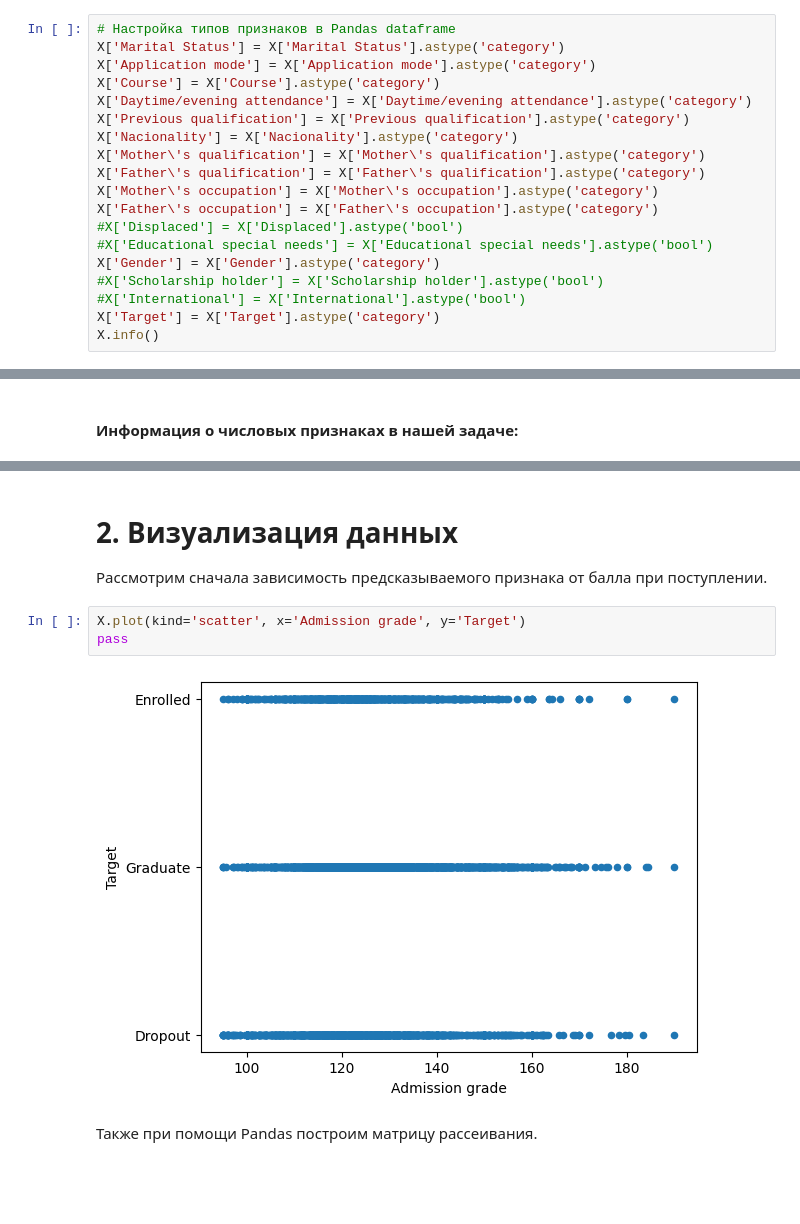
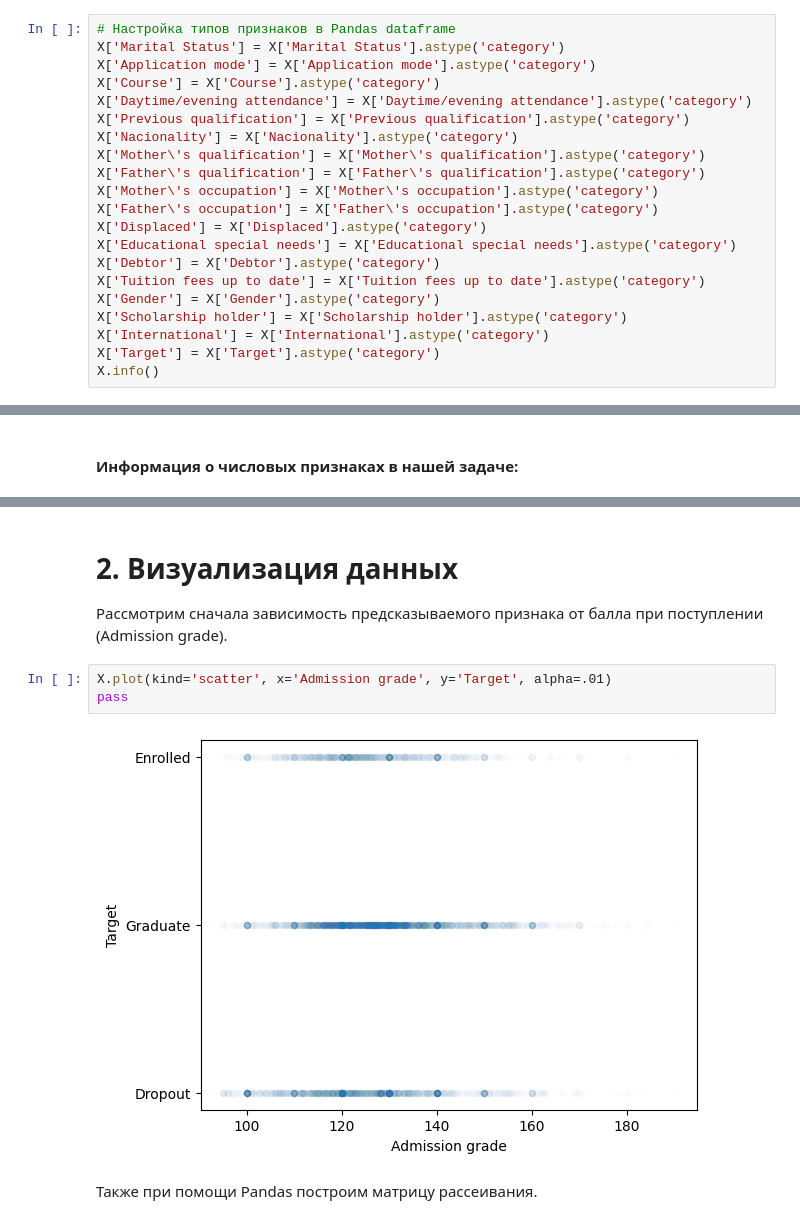
Before and after one commit to alexChurkin/MyML2023, a Jupyter notebook: MyDatasetAnalysis.ipynb, the cells around one changed output, grey strips where cells are left out. Cells and saved outputs as stored; diff of their text form; blank space fills up the shorter version.

```diff
--- a/MyDatasetAnalysis.ipynb
+++ b/MyDatasetAnalysis.ipynb
@@ -100,11 +110,13 @@ X['Mother\'s qualification'] = X['Mother\'s qualification'].astype('category')
 X['Father\'s qualification'] = X['Father\'s qualification'].astype('category')
 X['Mother\'s occupation'] = X['Mother\'s occupation'].astype('category')
 X['Father\'s occupation'] = X['Father\'s occupation'].astype('category')
-#X['Displaced'] = X['Displaced'].astype('bool')
-#X['Educational special needs'] = X['Educational special needs'].astype('bool')
+X['Displaced'] = X['Displaced'].astype('category')
+X['Educational special needs'] = X['Educational special needs'].astype('category')
+X['Debtor'] = X['Debtor'].astype('category')
+X['Tuition fees up to date'] = X['Tuition fees up to date'].astype('category')
 X['Gender'] = X['Gender'].astype('category')
-#X['Scholarship holder'] = X['Scholarship holder'].astype('bool')
-#X['International'] = X['International'].astype('bool')
+X['Scholarship holder'] = X['Scholarship holder'].astype('category')
+X['International'] = X['International'].astype('category')
 X['Target'] = X['Target'].astype('category')
 X.info()
 # %% [output]
@@ -209,11 +217,11 @@ X.describe(include=['category'])
 # %% [markdown]
 # 2. Визуализация данных
-Рассмотрим сначала зависимость предсказываемого признака от балла при поступлении.
+Рассмотрим сначала зависимость предсказываемого признака от балла при поступлении (Admission grade).
 # %%
-X.plot(kind='scatter', x='Admission grade', y='Target')
+X.plot(kind='scatter', x='Admission grade', y='Target', alpha=.01)
 pass
 # %% [output]
-[figure, old version]
+[figure, new version]
 # %% [markdown]
 Также при помощи Pandas построим матрицу рассеивания.
 # %%
```
Also changed, not shown: parts of 13 cells of this notebook.
